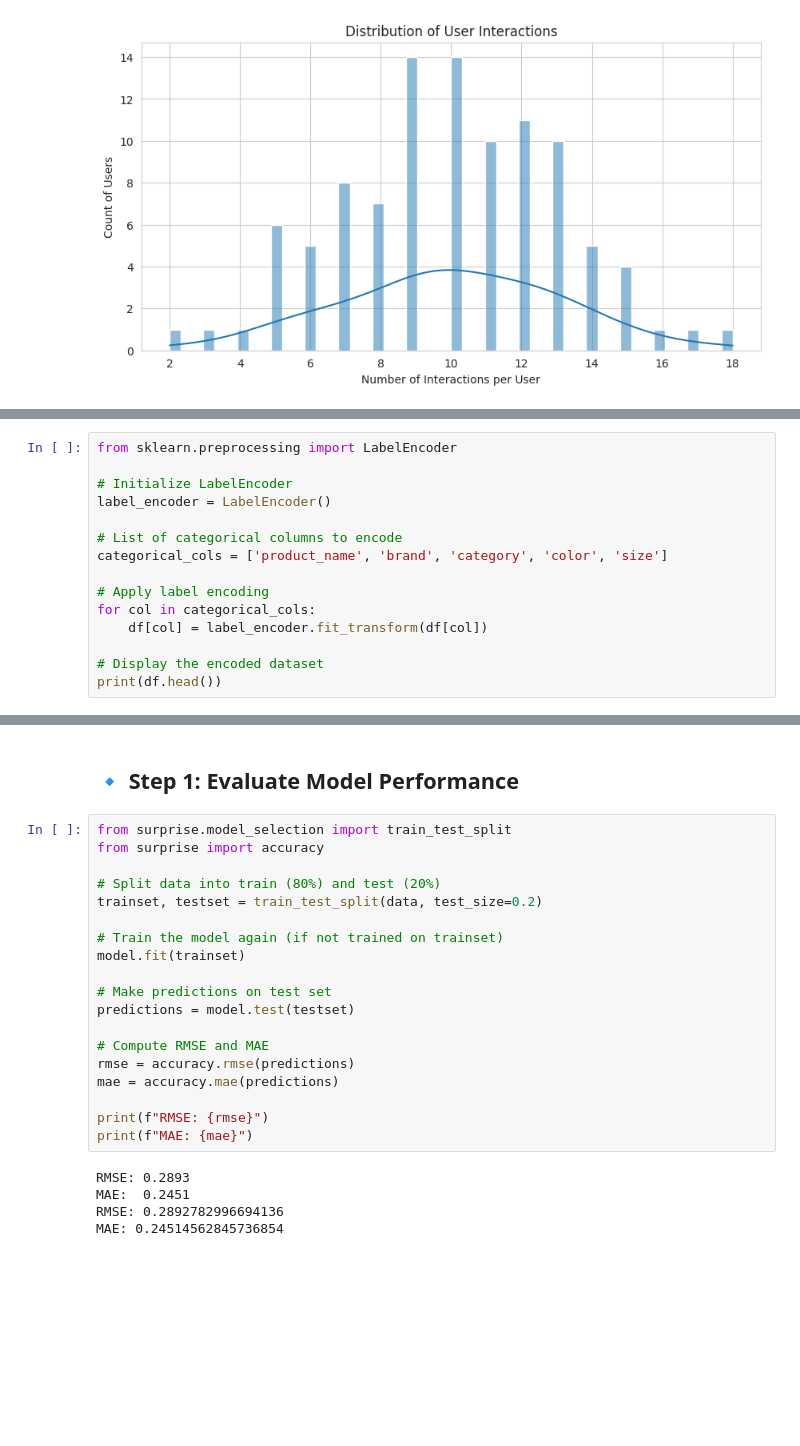
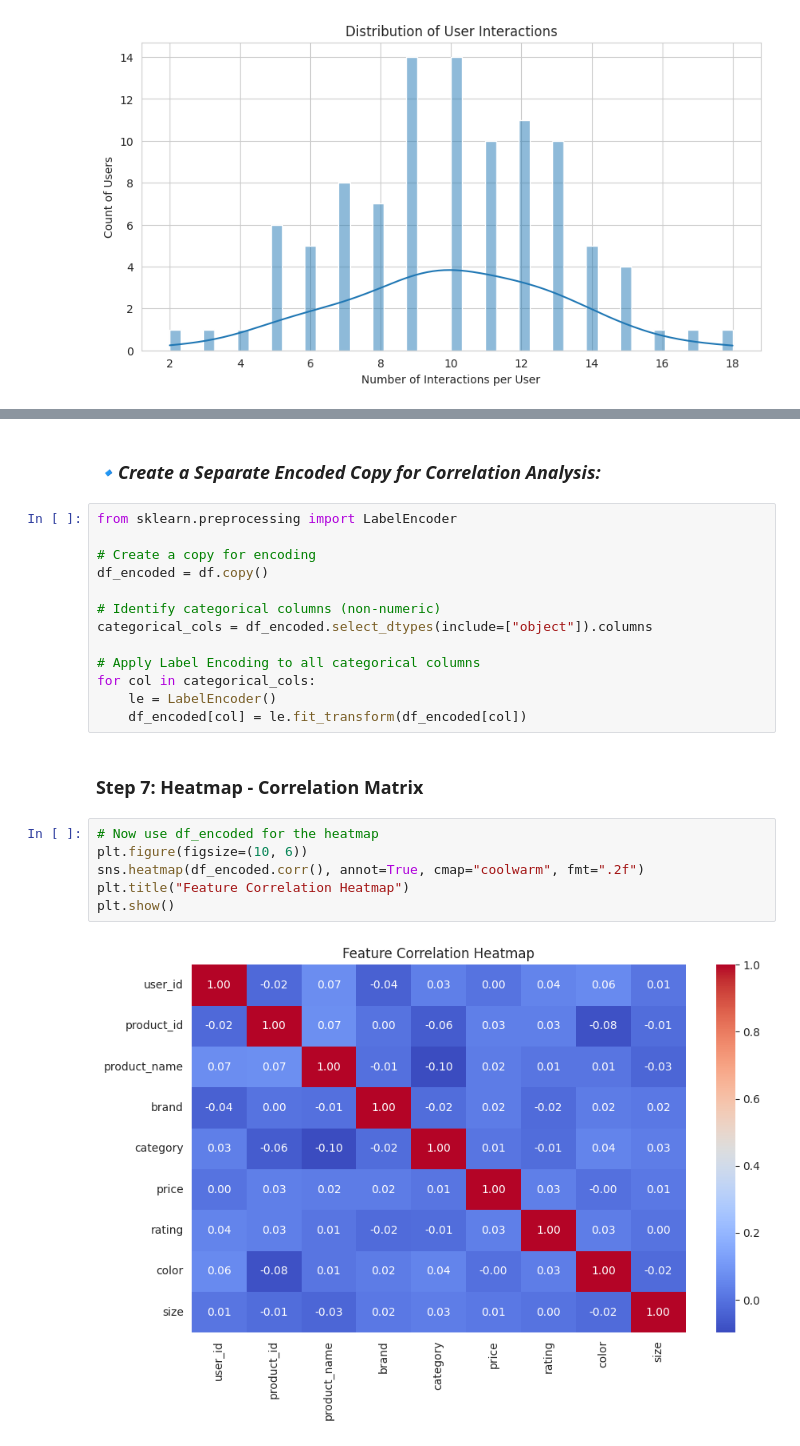
Before and after one commit to VrindaK23/EComm-RecSys, a Jupyter notebook: Project_v4.ipynb, the cells around one changed output, grey strips where cells are left out. Cells and saved outputs as stored; diff of their text form; blank space fills up the shorter version.

```diff
--- a/Project_v4.ipynb
+++ b/Project_v4.ipynb
@@ -311,15 +516,0 @@ plt.show()
-# %%
-from sklearn.preprocessing import LabelEncoder
-
-# Initialize LabelEncoder
-label_encoder = LabelEncoder()
-
-# List of categorical columns to encode
-categorical_cols = ['product_name', 'brand', 'category', 'color', 'size']
-
-# Apply label encoding
-for col in categorical_cols:
-    df[col] = label_encoder.fit_transform(df[col])
-
-# Display the encoded dataset
-print(df.head())
@@ -605,26 +517,25 @@ Top 5 recommendations for User 23: [692, 321, 346, 291, 972]
-# %% [markdown]
-## **🔹 Step 1: Evaluate Model Performance**
-# %%
-from surprise.model_selection import train_test_split
-from surprise import accuracy
-
-# Split data into train (80%) and test (20%)
-trainset, testset = train_test_split(data, test_size=0.2)
-
-# Train the model again (if not trained on trainset)
-model.fit(trainset)
-
-# Make predictions on test set
-predictions = model.test(testset)
-
-# Compute RMSE and MAE
-rmse = accuracy.rmse(predictions)
-mae = accuracy.mae(predictions)
-
-print(f"RMSE: {rmse}")
-print(f"MAE: {mae}")
-# %% [output]
-RMSE: 0.2893
-MAE:  0.2451
-RMSE: 0.2892782996694136
-MAE: 0.24514562845736854
+# %% [markdown]
+### ***🔹Create a Separate Encoded Copy for Correlation Analysis:***
+# %%
+from sklearn.preprocessing import LabelEncoder
+
+# Create a copy for encoding
+df_encoded = df.copy()
+
+# Identify categorical columns (non-numeric)
+categorical_cols = df_encoded.select_dtypes(include=["object"]).columns
+
+# Apply Label Encoding to all categorical columns
+for col in categorical_cols:
+    le = LabelEncoder()
+    df_encoded[col] = le.fit_transform(df_encoded[col])
+# %% [markdown]
+### **Step 7: Heatmap - Correlation Matrix**
+# %%
+# Now use df_encoded for the heatmap
+plt.figure(figsize=(10, 6))
+sns.heatmap(df_encoded.corr(), annot=True, cmap="coolwarm", fmt=".2f")
+plt.title("Feature Correlation Heatmap")
+plt.show()
+# %% [output]
+[figure, added]
```
Also changed, not shown: parts of 89 cells of this notebook.
